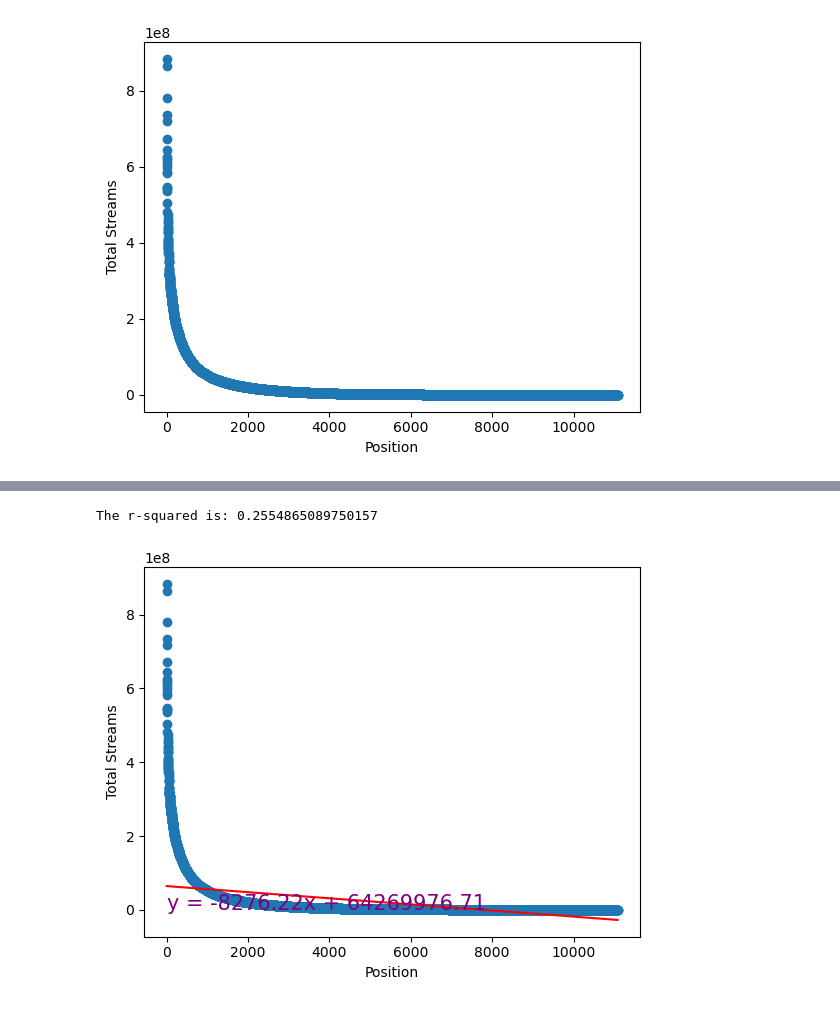
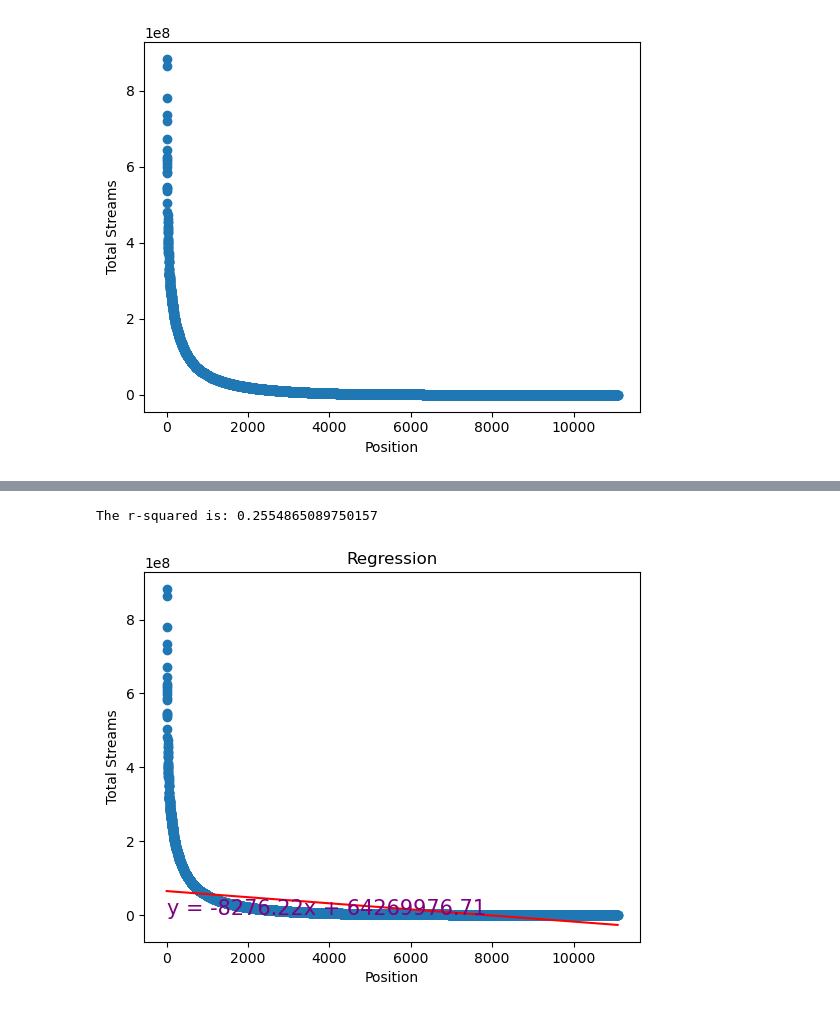
Before and after one commit to Musiholic/bootcamp-project-1, a Jupyter notebook: Sample Project1.ipynb, the cells around one changed output, grey strips where cells are left out. Saved outputs shown, nothing was run; the diff lists cells and outputs as text; code cells hidden in the pictures.

```diff
--- a/Sample Project1.ipynb
+++ b/Sample Project1.ipynb
@@ -388,17 +391,18 @@ The correlation between both factors is -0.51
 # %%
 # Print out the r-squared value along with the Position and Total Streams plot.
 x_values =  music_chart_complete['Position']
 y_values =  music_chart_complete['Total Streams']
 (slope, intercept, rvalue, pvalue, stderr) = linregress(x_values, y_values)
 regress_values = x_values * slope + intercept
 line_eq = "y = " + str(round(slope,2)) + "x + " + str(round(intercept,2))
 plt.scatter(x_values,y_values)
 plt.plot(x_values,regress_values,"r-")
 plt.annotate(line_eq,(6.0,0.9),fontsize=15,color="purple")
+plt.title('Regression')
 plt.xlabel('Position')
 plt.ylabel('Total Streams')
 print(f"The r-squared is: {rvalue**2}")
 plt.show()
 # %% [output]
 The r-squared is: 0.2554865089750157
-[figure, old version]
+[figure, new version]
```
Also changed, not shown: parts of 5 cells of this notebook.
